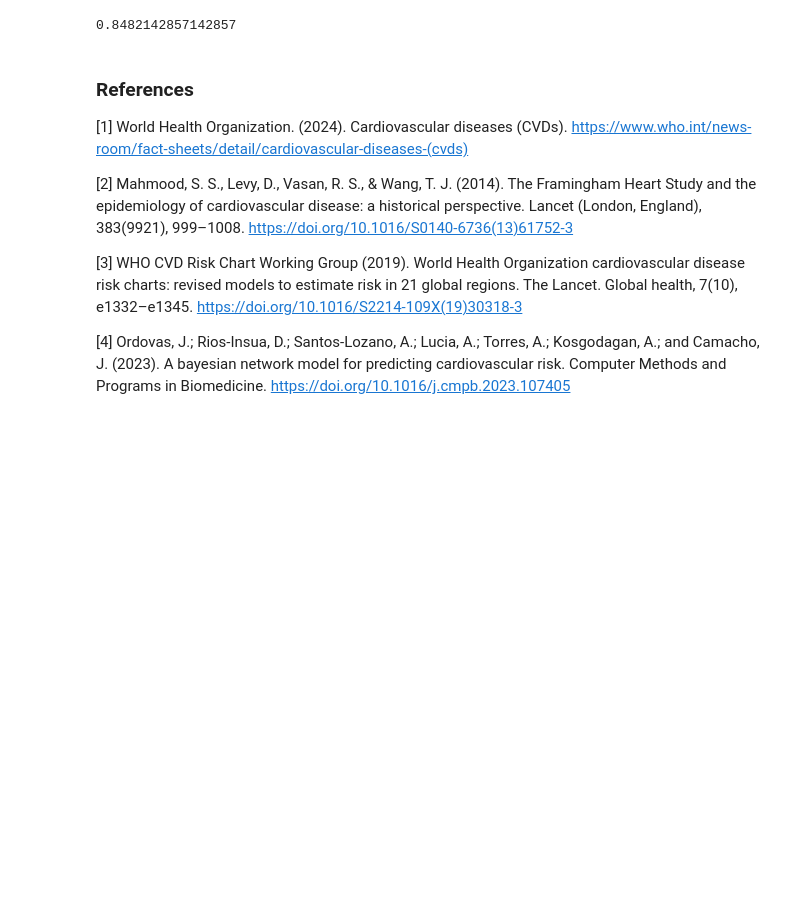
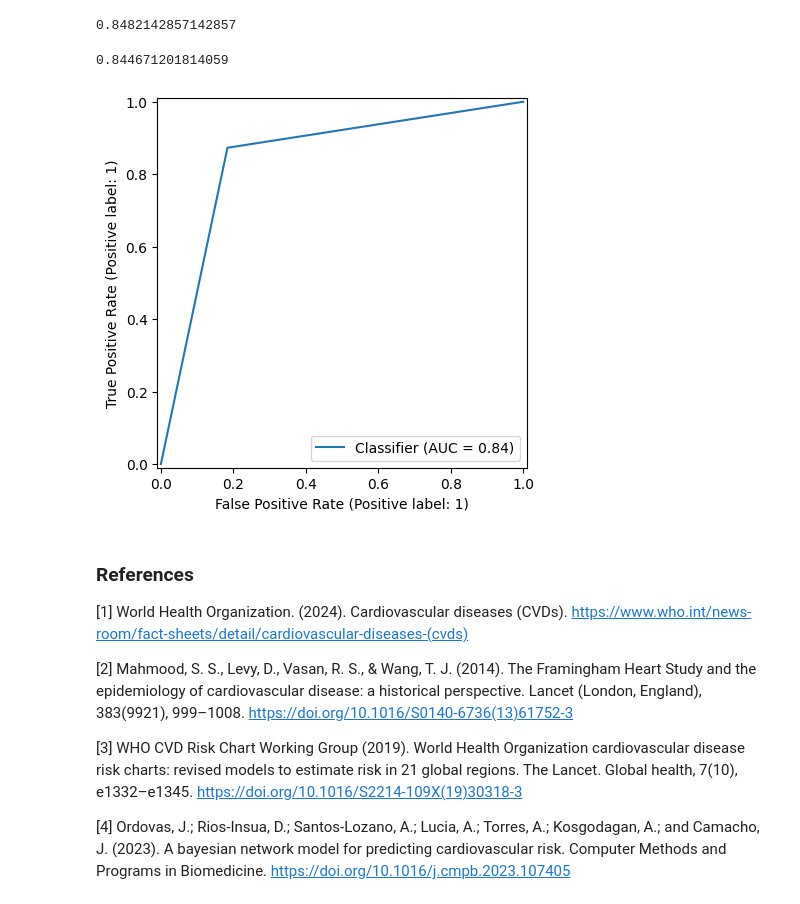
Before and after one commit to MatteoFasulo/BayesianHeartDisease, a Jupyter notebook: MLE_heart.ipynb, the cells around one changed output. Saved outputs shown, nothing was run; the diff lists cells and outputs as text; code cells hidden in the pictures; blank space fills up the shorter version.

```diff
--- a/MLE_heart.ipynb
+++ b/MLE_heart.ipynb
@@ -212,6 +212,7 @@ nx.draw(final_model, pos, with_labels=True,
 # %% [output]
 [figure]
 # %%
+final_model.cpds = []
 final_model.fit(train, estimator=BayesianEstimator, prior_type="BDeu")
 final_model.get_cpds()
 assert final_model.check_model()
@@ -239,3 +226,12 @@ fbeta_score(y_test, y_pred[target_variable], beta=2)
 accuracy_score(y_test, y_pred[target_variable])
 # %% [output]
 0.8482142857142857
+# %%
+roc_auc_score(y_test, y_pred[target_variable])
+# %% [output]
+0.844671201814059
+# %%
+RocCurveDisplay.from_predictions(y_test, y_pred[target_variable])
+plt.show()
+# %% [output]
+[figure, added]
```
Also changed, not shown: parts of 7 cells of this notebook.
